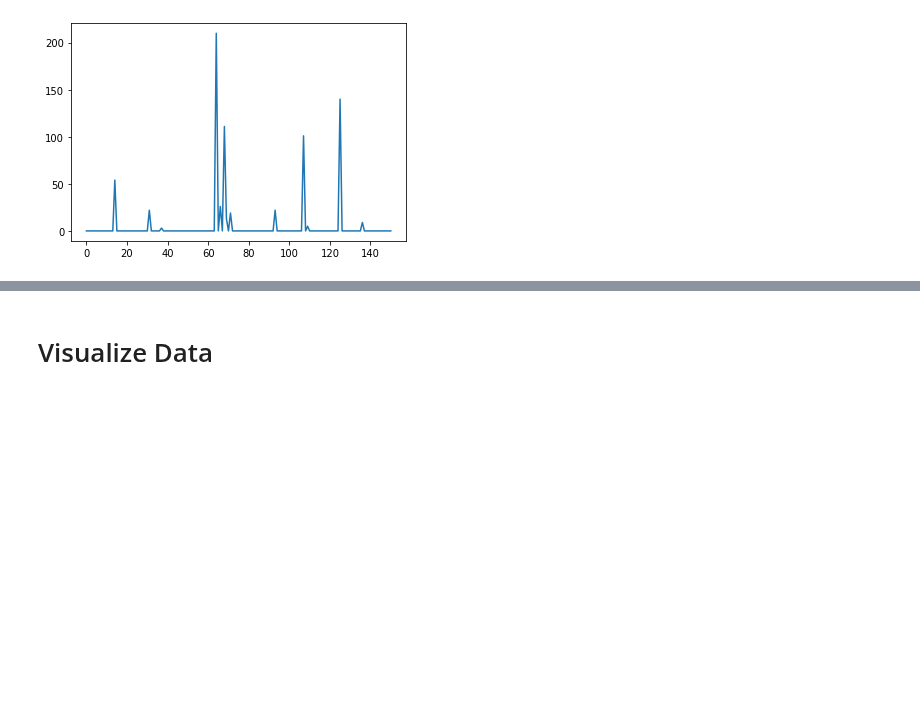
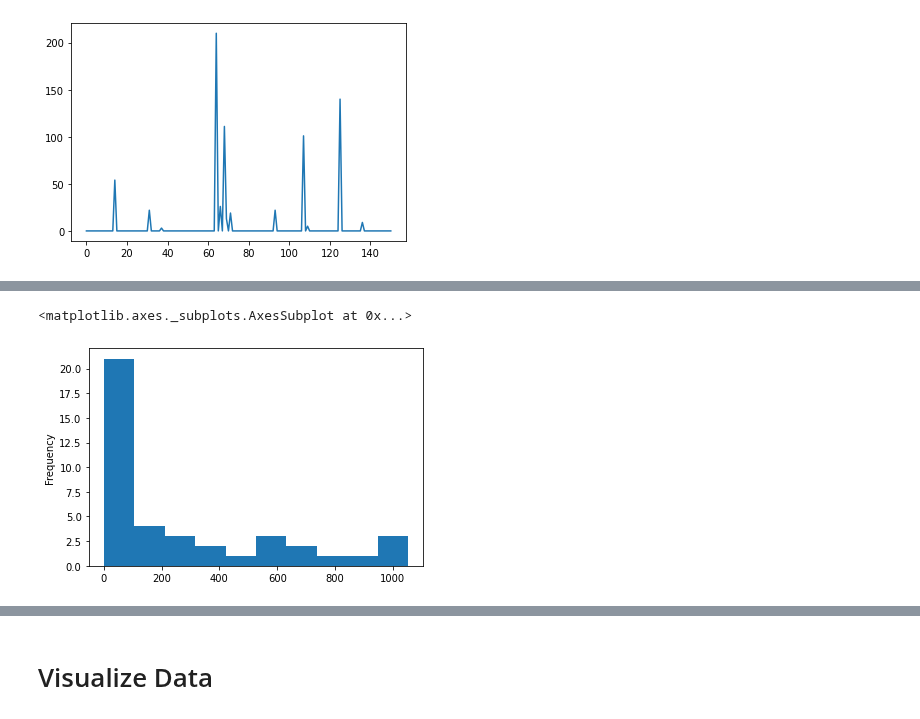
Before and after one commit to leyixu21/Semantic-Trajectory, a Jupyter notebook: clean_flickr_data.ipynb, the cells around one changed output, grey strips where cells are left out. Cells and saved outputs as stored; diff of their text form; code cells hidden in the pictures; blank space fills up the shorter version.

```diff
--- a/clean_flickr_data.ipynb
+++ b/clean_flickr_data.ipynb
@@ -332,0 +501,5 @@ tags_count.to_pickle(path+'tags_count_2014.pkl')
+# %%
+locals_candi['interval'].plot.hist()
+# %% [output]
+<matplotlib.axes._subplots.AxesSubplot at 0x...>
+[figure, added]
```
Also changed, not shown: parts of 33 cells of this notebook.
